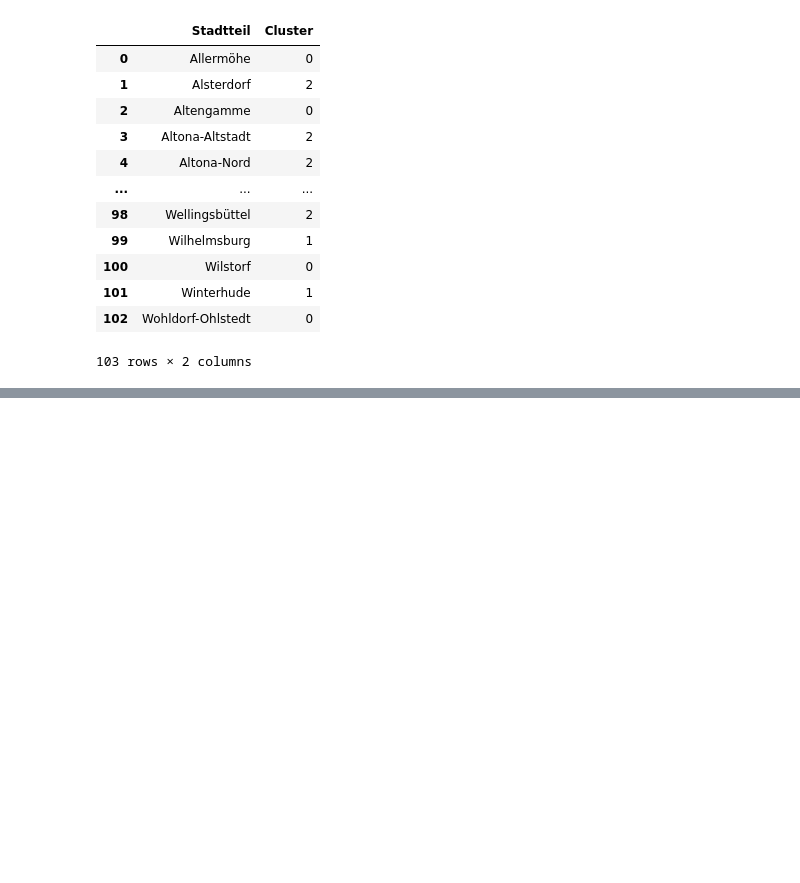
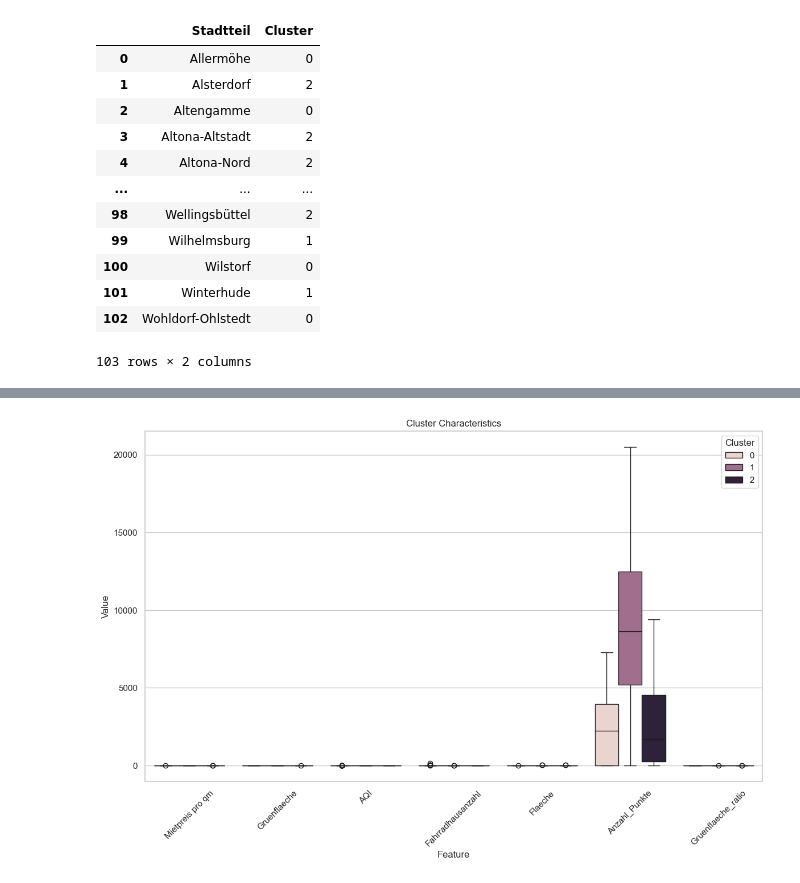
Before and after one commit to Hberto/Move-in-Assistance, a Jupyter notebook: classification_kmeans.ipynb, the cells around one changed output, grey strips where cells are left out. Cells and saved outputs as stored; diff of their text form; code cells hidden in the pictures; blank space fills up the shorter version.

```diff
--- a/classification_kmeans.ipynb
+++ b/classification_kmeans.ipynb
@@ -180,0 +195,16 @@ plt.show()
+# %%
+# plots für Charakteristika der Cluster
+
+sns.set(style='whitegrid')
+
+# melt dataframe for easier plotting
+melted_data = pd.melt(merged_featureset, id_vars=['Cluster', 'Stadtteil'], var_name='Feature', value_name='Value')
+
+# plot features across clusters
+plt.figure(figsize=(14,8))
+sns.boxplot(x='Feature', y='Value', hue='Cluster', data=melted_data)
+plt.title('Cluster Characteristics')
+plt.xticks(rotation=45)
+plt.show()
+# %% [output]
+[figure, added]
```
Also changed, not shown: parts of 7 cells of this notebook, 1 other file.
